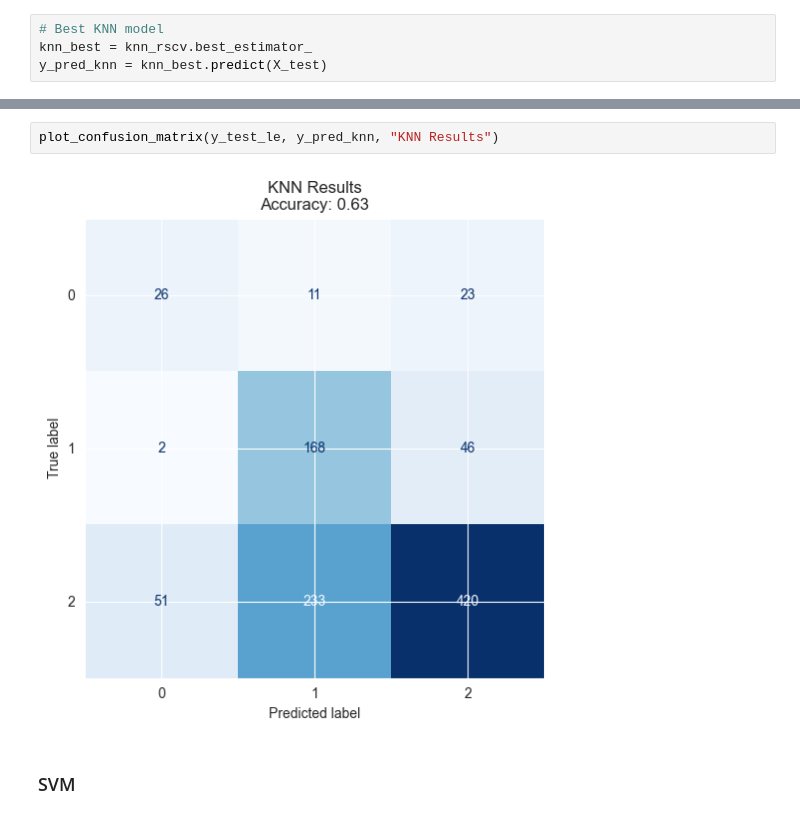
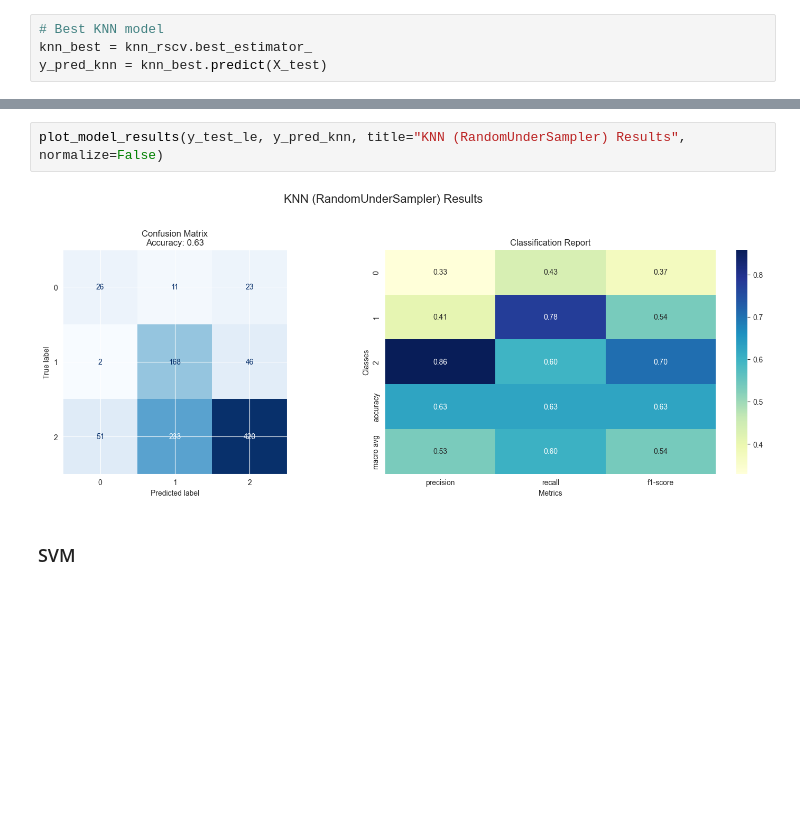
Before and after one commit to gps-stellar/Supervised-Classification-Regression, a Jupyter notebook: Winer-Recognition-Classification/Wine_Recognition_Classification.ipynb, the cells around one changed output, grey strips where cells are left out. Cells and saved outputs as stored; diff of their text form; blank space fills up the shorter version.

```diff
--- a/Winer-Recognition-Classification/Wine_Recognition_Classification.ipynb
+++ b/Winer-Recognition-Classification/Wine_Recognition_Classification.ipynb
@@ -493,7 +502,7 @@ plot_classification_report(y_test_le, y_pred_knn, "KNN Results")
-# %%
-plot_confusion_matrix(y_test_le, y_pred_knn, "KNN Results")
-# %% [output]
-[figure, removed]
+# %%
+plot_model_results(y_test_le, y_pred_knn, title="KNN (RandomUnderSampler) Results", normalize=False)
+# %% [output]
+[figure, added]
 # %% [markdown]
 ### SVM
 # %%
```
Also changed, not shown: parts of 13 cells of this notebook.
